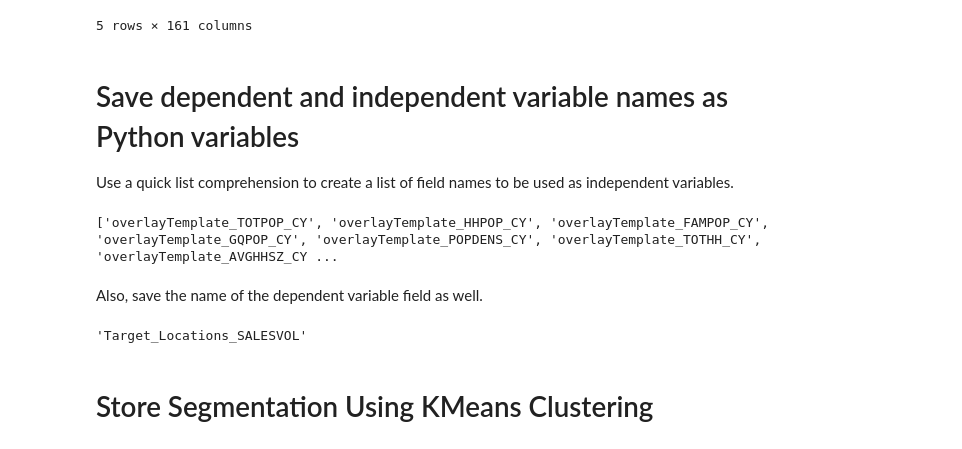
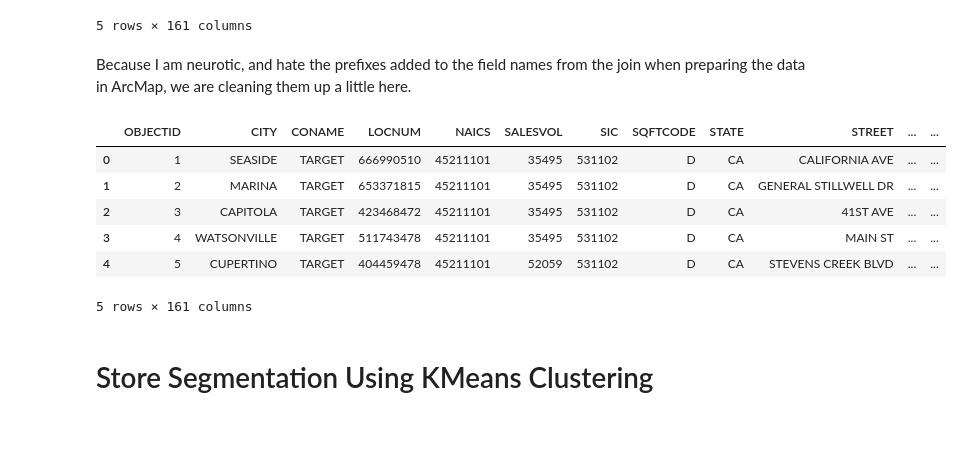
Before and after one commit to knu2xs/arcgis-machine-learning-demonstrations, a Jupyter notebook: Retrieve Data as Pandas Data Frame - SciKit Learn KMeans.ipynb, the cells around one changed output. Cells and saved outputs as stored; diff of their text form; code cells hidden in the pictures.

```diff
--- a/Retrieve Data as Pandas Data Frame - SciKit Learn KMeans.ipynb
+++ b/Retrieve Data as Pandas Data Frame - SciKit Learn KMeans.ipynb
@@ -47,7 +45,7 @@ feature_set = feature_layer.query()
 Take advantage of the [`df` function](http://esri.github.io/arcgis-python-api/apidoc/html/arcgis.features.toc.html#arcgis.features.FeatureSet.df) on the Feature set object returned from the query to convert the data to a [Pandas Data Frame](https://pandas.pydata.org/pandas-docs/stable/generated/pandas.DataFrame.html).
 # %%
-data_frame = feature_set.df
-data_frame.head()
+df = feature_set.df
+df.head()
 # %% [output]
 |  | OBJECTID | Target_Locations_CITY | Target_Locations_CONAME | Target_Locations_LOCNUM | Target_Locations_NAICS | ... |
 | 0 | 1 | SEASIDE | TARGET | 666990510 | 45211101 | ... |
@@ -56,27 +54,19 @@ data_frame.head()
 | 3 | 4 | WATSONVILLE | TARGET | 511743478 | 45211101 | ... |
 | 4 | 5 | CUPERTINO | TARGET | 404459478 | 45211101 | ... |
 5 rows × 161 columns
-# %% [markdown]
-# Save dependent and independent variable names as Python variables
-
-Use a quick list comprehension to create a list of field names to be used as independent variables.
-# %%
-field_name_independent_list = [field['name'] for field in feature_set.fields if
-    field['type'] != 'esriFieldTypeOID' and  # we don't need the Esri object identifier field
-    field['name'].startswith('Shape_') == False and  # exclude the Esri shape fields
-    (field['type'] == 'esriFieldTypeInteger' or field['type'] == 'esriFieldTypeDouble') and  # ensure numeric, quantatative, fields are the only fields used
-    'SALESVOL' not in field['name']   # exclude the dependent variable
-]
-print(field_name_independent_list)
-# %% [output]
-['overlayTemplate_TOTPOP_CY', 'overlayTemplate_HHPOP_CY', 'overlayTemplate_FAMPOP_CY', 'overlayTemplate_GQPOP_CY', 'overlayTemplate_POPDENS_CY', 'overlayTemplate_TOTHH_CY', 'overlayTemplate_AVGHHSZ_CY ...
-# %% [markdown]
-Also, save the name of the dependent variable field as well.
-# %%
-field_name_dependent = [field['name'] for field in feature_set.fields if 'SALESVOL' in field['name']][0]
-field_name_dependent
-# %% [output]
-'Target_Locations_SALESVOL'
+# %% [markdown]
+Because I am neurotic, and hate the prefixes added to the field names from the join when preparing the data in ArcMap, we are cleaning them up a little here.
+# %%
+df.columns = [field.replace('Target_Locations_', '').replace('overlayTemplate_', '') for field in df.columns]
+df.head()
+# %% [output]
+|  | OBJECTID | CITY | CONAME | LOCNUM | NAICS | SALESVOL | SIC | SQFTCODE | STATE | STREET | ... | ... |
+| 0 | 1 | SEASIDE | TARGET | 666990510 | 45211101 | 35495 | 531102 | D | CA | CALIFORNIA AVE | ... | ... |
+| 1 | 2 | MARINA | TARGET | 653371815 | 45211101 | 35495 | 531102 | D | CA | GENERAL STILLWELL DR | ... | ... |
+| 2 | 3 | CAPITOLA | TARGET | 423468472 | 45211101 | 35495 | 531102 | D | CA | 41ST AVE | ... | ... |
+| 3 | 4 | WATSONVILLE | TARGET | 511743478 | 45211101 | 35495 | 531102 | D | CA | MAIN ST | ... | ... |
+| 4 | 5 | CUPERTINO | TARGET | 404459478 | 45211101 | 52059 | 531102 | D | CA | STEVENS CREEK BLVD | ... | ... |
+5 rows × 161 columns
 # %% [markdown]
 # Store Segmentation Using KMeans Clustering
 # %% [markdown]
```
Also changed, not shown: parts of 32 cells of this notebook.
